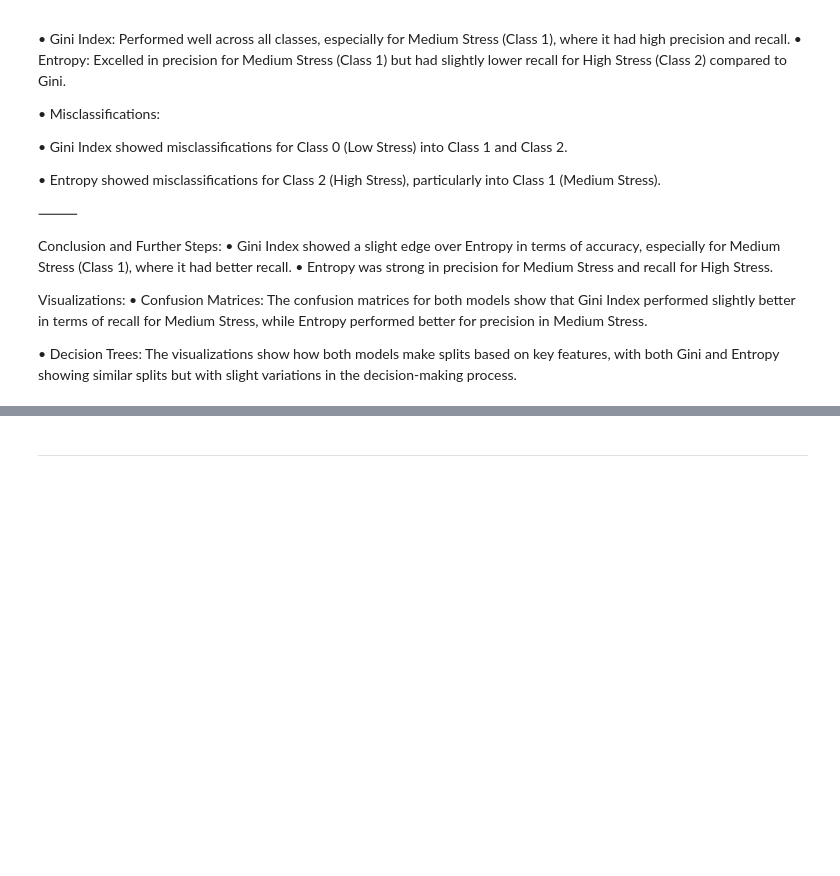
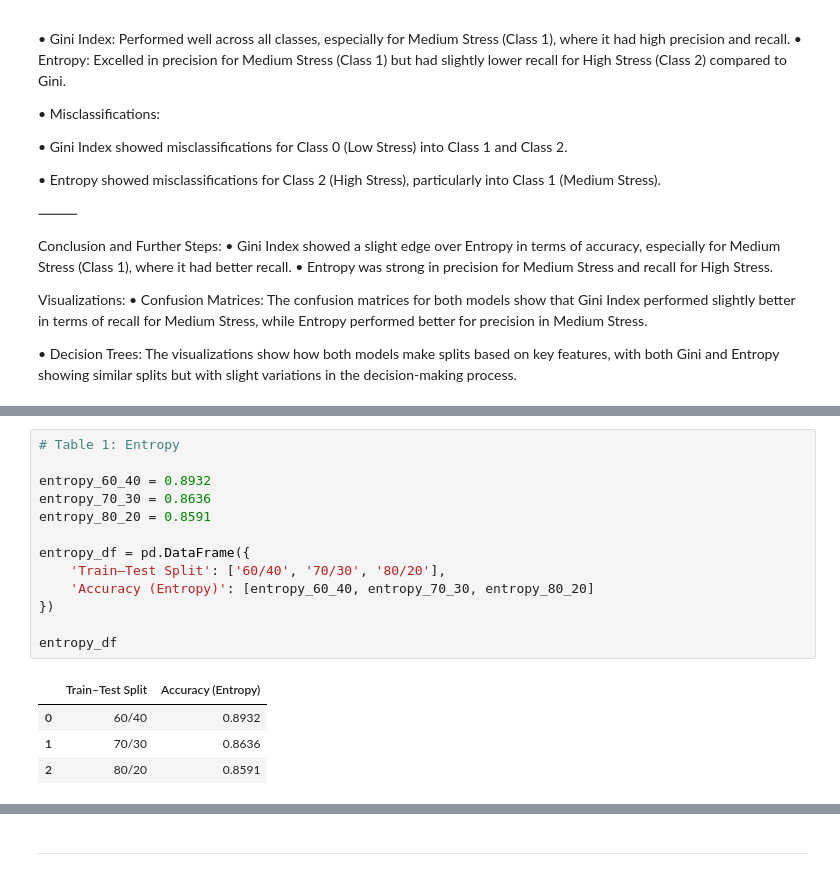
Before and after one commit to LanaAlhussaini/G12.DM, a Jupyter notebook: Phase3.ipynb, the cells around one changed output, grey strips where cells are left out. Drawn from its saved outputs; the diff is of its cells as text; blank space fills up the shorter version.

```diff
--- a/Phase3.ipynb
+++ b/Phase3.ipynb
@@ -1137,0 +988,18 @@ Visualizations:
+# %%
+# Table 1: Entropy
+
+entropy_60_40 = 0.8932
+entropy_70_30 = 0.8636
+entropy_80_20 = 0.8591
+
+entropy_df = pd.DataFrame({
+    'Train–Test Split': ['60/40', '70/30', '80/20'],
+    'Accuracy (Entropy)': [entropy_60_40, entropy_70_30, entropy_80_20]
+})
+
+entropy_df
+# %% [output]
+|  | Train–Test Split | Accuracy (Entropy) |
+| 0 | 60/40 | 0.8932 |
+| 1 | 70/30 | 0.8636 |
+| 2 | 80/20 | 0.8591 |
```
Also changed, not shown: parts of 33 cells of this notebook.
